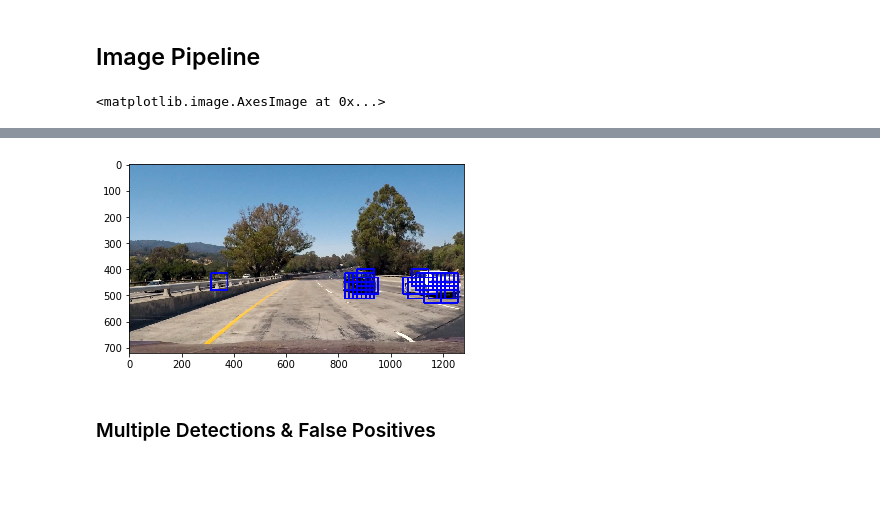
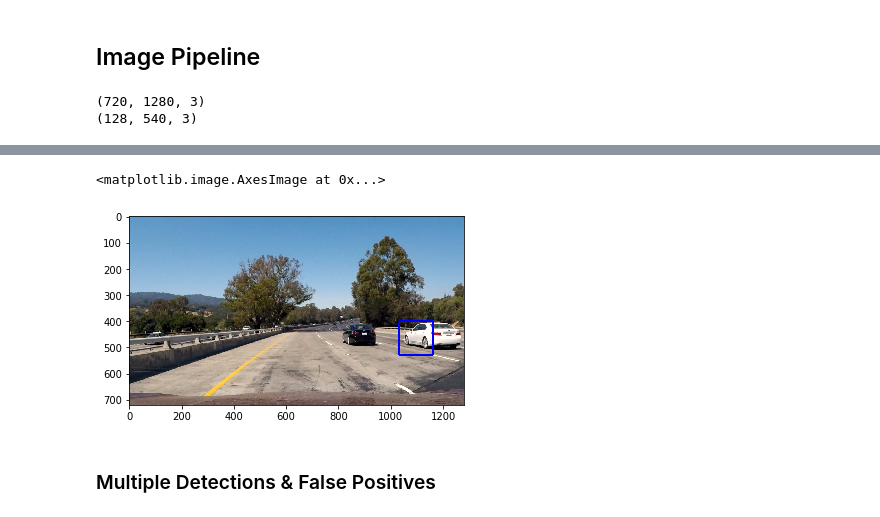
Before and after one commit to kliu99/CarND-Vehicle-Detection, a Jupyter notebook: Vehicle_Detection.ipynb, the cells around one changed output, grey strips where cells are left out. Saved outputs shown, nothing was run; the diff lists cells and outputs as text; code cells hidden in the pictures; blank space fills up the shorter version.

```diff
--- a/Vehicle_Detection.ipynb
+++ b/Vehicle_Detection.ipynb
@@ -388,6 +395,9 @@ def find_cars(img, x_start_stop, y_start_stop, scale,
     if scale != 1:
         imshape = ctrans_tosearch.shape
         ctrans_tosearch = cv2.resize(ctrans_tosearch, (np.int(imshape[1]/scale), np.int(imshape[0]/scale)))
+
+    print(img.shape)
+    print(ctrans_tosearch.shape)
 
     ch1 = ctrans_tosearch[:,:,0]
     ch2 = ctrans_tosearch[:,:,1]
@@ -432,7 +442,7 @@ def find_cars(img, x_start_stop, y_start_stop, scale,
             ytop = ypos*pix_per_cell
             subimg = cv2.resize(ctrans_tosearch[ytop:ytop+window, xleft:xleft+window], (64,64))
 
-            # cv2.rectangle(draw_img,(xleft, ytop+ystart),(xleft+window,ytop+window+ystart),(0,0,255),6)
+            # cv2.rectangle(draw_img,(xleft+xstart, ytop+ystart),(xleft+window+xstart,ytop+window+ystart),(0,0,255),6)
 
             # Get color features
             if spatial_feat == True:
@@ -449,7 +459,7 @@ def find_cars(img, x_start_stop, y_start_stop, scale,
                 for ii in range(len(hog_features)):
                     hog_ch = hog_features[ii]
                     hog_ch_feat = hog_ch[ypos:ypos+nblocks_per_window, xpos:xpos+nblocks_per_window].ravel()
-                    if hot_patch_features == None:
+                    if hot_patch_features is None:
                         hot_patch_features = hog_ch_feat
                     else:
                         hot_patch_features = np.hstack((hot_patch_features, hog_ch_feat))
@@ -470,7 +480,7 @@ def find_cars(img, x_start_stop, y_start_stop, scale,
 # %%
 y_start_stop = [400, 656]  # Min and max in y to search in slide_window()
 x_start_stop = [200, None] # Min and max in x to search in slide_window()
-scale = 1
+scale = 2.0
 
 img = mpimg.imread('test_images/test1.jpg')
 out_img, bbox_list = find_cars(img, x_start_stop, y_start_stop, scale,
@@ -480,4 +490,5 @@ out_img, bbox_list = find_cars(img, x_start_stop, y_start_stop, scale,
 
 plt.imshow(out_img)
 # %% [output]
-<matplotlib.image.AxesImage at 0x...>
+(720, 1280, 3)
+(128, 540, 3)
@@ -484,4 +497,5 @@ plt.imshow(out_img)
+<matplotlib.image.AxesImage at 0x...>
-[figure, old version]
+[figure, new version]
 # %% [markdown]
 ### Multiple Detections & False Positives
 # %%
```
Also changed, not shown: parts of 7 cells of this notebook, 1 other file.
